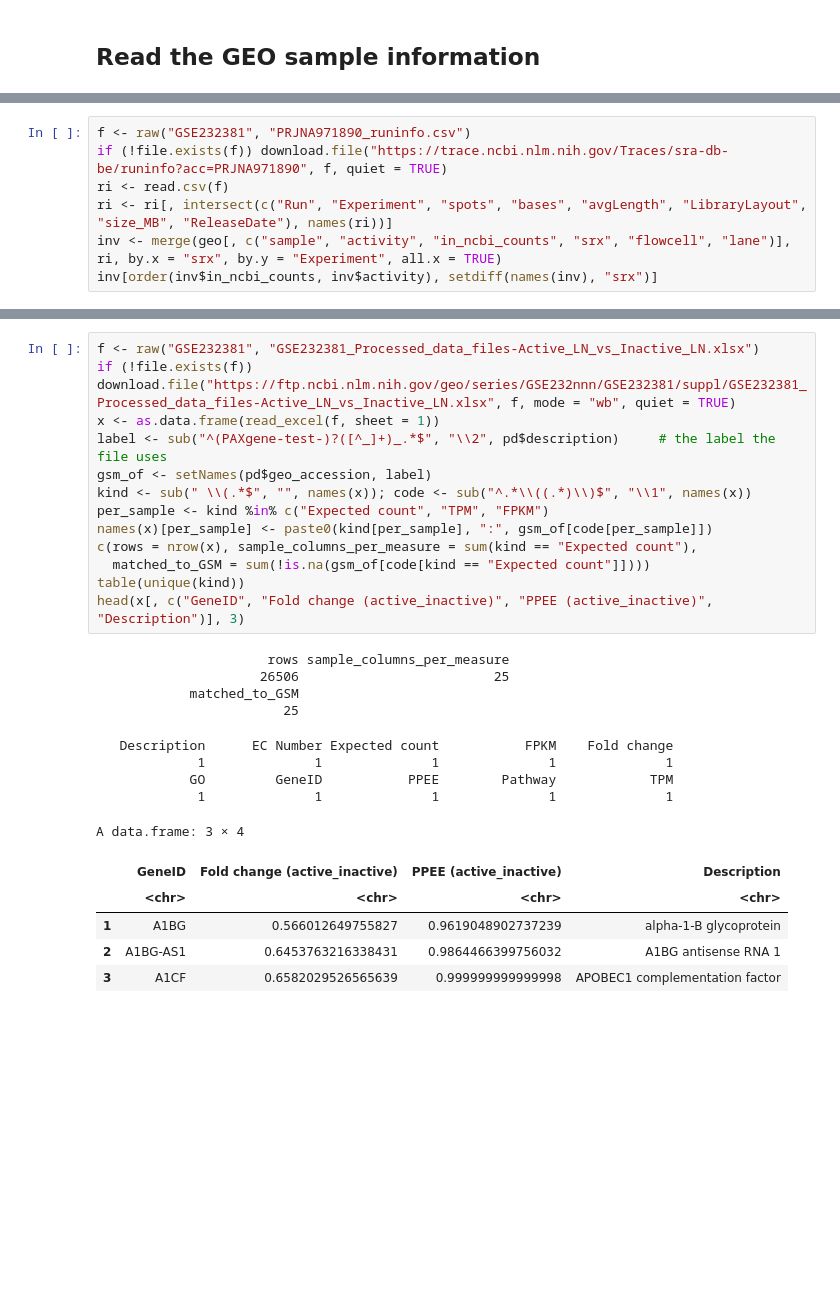
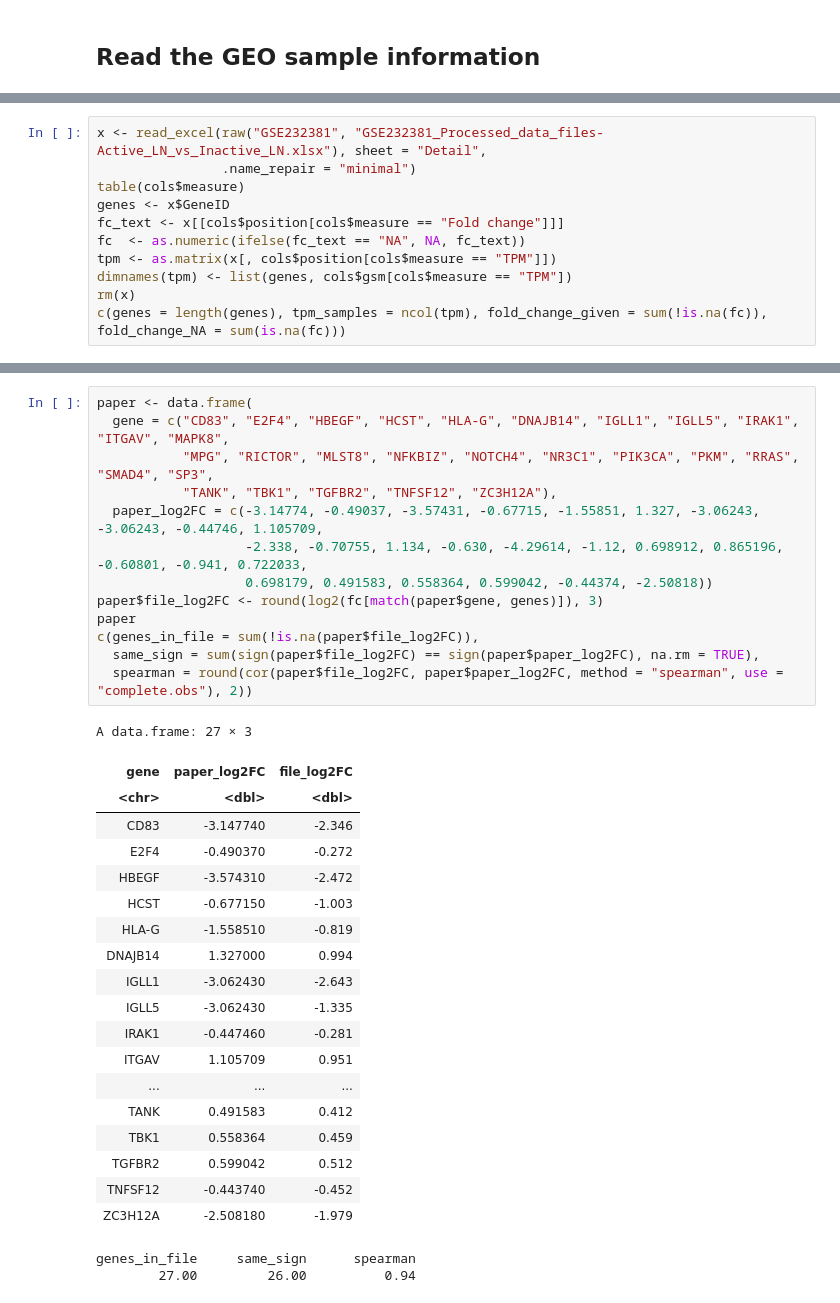
Before and after one commit to NIH-NLM/endotypes-transcriptomics, a Jupyter notebook: ipynb/16c_GSE232381_bulk_RNA_seq_why_not_reproduced.ipynb, the cells around one changed output, grey strips where cells are left out. Drawn from its saved outputs; the diff is of its cells as text; blank space fills up the shorter version.

```diff
--- a/ipynb/16c_GSE232381_bulk_RNA_seq_why_not_reproduced.ipynb
+++ b/ipynb/16c_GSE232381_bulk_RNA_seq_why_not_reproduced.ipynb
@@ -65,8 +60,12 @@ activity      FALSE TRUE
 # %%
-f <- raw("GSE232381", "PRJNA971890_runinfo.csv")
-if (!file.exists(f)) download.file("https://trace.ncbi.nlm.nih.gov/Traces/sra-db-be/runinfo?acc=PRJNA971890", f, quiet = TRUE)
-ri <- read.csv(f)
-ri <- ri[, intersect(c("Run", "Experiment", "spots", "bases", "avgLength", "LibraryLayout", "size_MB", "ReleaseDate"), names(ri))]
-inv <- merge(geo[, c("sample", "activity", "in_ncbi_counts", "srx", "flowcell", "lane")], ri, by.x = "srx", by.y = "Experiment", all.x = TRUE)
-inv[order(inv$in_ncbi_counts, inv$activity), setdiff(names(inv), "srx")]
+x <- read_excel(raw("GSE232381", "GSE232381_Processed_data_files-Active_LN_vs_Inactive_LN.xlsx"), sheet = "Detail",
+                .name_repair = "minimal")
+table(cols$measure)
+genes <- x$GeneID
+fc_text <- x[[cols$position[cols$measure == "Fold change"]]]
+fc  <- as.numeric(ifelse(fc_text == "NA", NA, fc_text))
+tpm <- as.matrix(x[, cols$position[cols$measure == "TPM"]])
+dimnames(tpm) <- list(genes, cols$gsm[cols$measure == "TPM"])
+rm(x)
+c(genes = length(genes), tpm_samples = ncol(tpm), fold_change_given = sum(!is.na(fc)), fold_change_NA = sum(is.na(fc)))
 # %% [output]
@@ -107,30 +95,37 @@ identifiers are shown.
 # %%
-f <- raw("GSE232381", "GSE232381_Processed_data_files-Active_LN_vs_Inactive_LN.xlsx")
-if (!file.exists(f)) download.file("https://ftp.ncbi.nlm.nih.gov/geo/series/GSE232nnn/GSE232381/suppl/GSE232381_Processed_data_files-Active_LN_vs_Inactive_LN.xlsx", f, mode = "wb", quiet = TRUE)
-x <- as.data.frame(read_excel(f, sheet = 1))
-label <- sub("^(PAXgene-test-)?([^_]+)_.*$", "\\2", pd$description)     # the label the file uses
-gsm_of <- setNames(pd$geo_accession, label)
-kind <- sub(" \\(.*$", "", names(x)); code <- sub("^.*\\((.*)\\)$", "\\1", names(x))
-per_sample <- kind %in% c("Expected count", "TPM", "FPKM")
-names(x)[per_sample] <- paste0(kind[per_sample], ":", gsm_of[code[per_sample]])
-c(rows = nrow(x), sample_columns_per_measure = sum(kind == "Expected count"),
-  matched_to_GSM = sum(!is.na(gsm_of[code[kind == "Expected count"]])))
-table(unique(kind))
-head(x[, c("GeneID", "Fold change (active_inactive)", "PPEE (active_inactive)", "Description")], 3)
+paper <- data.frame(
+  gene = c("CD83", "E2F4", "HBEGF", "HCST", "HLA-G", "DNAJB14", "IGLL1", "IGLL5", "IRAK1", "ITGAV", "MAPK8",
+           "MPG", "RICTOR", "MLST8", "NFKBIZ", "NOTCH4", "NR3C1", "PIK3CA", "PKM", "RRAS", "SMAD4", "SP3",
+           "TANK", "TBK1", "TGFBR2", "TNFSF12", "ZC3H12A"),
+  paper_log2FC = c(-3.14774, -0.49037, -3.57431, -0.67715, -1.55851, 1.327, -3.06243, -3.06243, -0.44746, 1.105709,
+                   -2.338, -0.70755, 1.134, -0.630, -4.29614, -1.12, 0.698912, 0.865196, -0.60801, -0.941, 0.722033,
+                   0.698179, 0.491583, 0.558364, 0.599042, -0.44374, -2.50818))
+paper$file_log2FC <- round(log2(fc[match(paper$gene, genes)]), 3)
+paper
+c(genes_in_file = sum(!is.na(paper$file_log2FC)),
+  same_sign = sum(sign(paper$file_log2FC) == sign(paper$paper_log2FC), na.rm = TRUE),
+  spearman = round(cor(paper$file_log2FC, paper$paper_log2FC, method = "spearman", use = "complete.obs"), 2))
 # %% [output]
-                      rows sample_columns_per_measure
-                     26506                         25
-            matched_to_GSM
-                        25
+A data.frame: 27 × 3
+| gene | paper_log2FC | file_log2FC |
+| <chr> | <dbl> | <dbl> |
+| CD83 | -3.147740 | -2.346 |
+| E2F4 | -0.490370 | -0.272 |
+| HBEGF | -3.574310 | -2.472 |
+| HCST | -0.677150 | -1.003 |
+| HLA-G | -1.558510 | -0.819 |
+| DNAJB14 | 1.327000 | 0.994 |
+| IGLL1 | -3.062430 | -2.643 |
+| IGLL5 | -3.062430 | -1.335 |
+| IRAK1 | -0.447460 | -0.281 |
+| ITGAV | 1.105709 | 0.951 |
+| ... | ... | ... |
+| TANK | 0.491583 | 0.412 |
+| TBK1 | 0.558364 | 0.459 |
+| TGFBR2 | 0.599042 | 0.512 |
+| TNFSF12 | -0.443740 | -0.452 |
+| ZC3H12A | -2.508180 | -1.979 |
-   Description      EC Number Expected count           FPKM    Fold change
-             1              1              1              1              1
-            GO         GeneID           PPEE        Pathway            TPM
-             1              1              1              1              1
+genes_in_file     same_sign      spearman
+        27.00         26.00          0.94
-A data.frame: 3 × 4
-|  | GeneID | Fold change (active_inactive) | PPEE (active_inactive) | Description |
-|  | <chr> | <chr> | <chr> | <chr> |
-| 1 | A1BG | 0.566012649755827 | 0.9619048902737239 | alpha-1-B glycoprotein |
-| 2 | A1BG-AS1 | 0.6453763216338431 | 0.9864466399756032 | A1BG antisense RNA 1 |
-| 3 | A1CF | 0.6582029526565639 | 0.999999999999998 | APOBEC1 complementation factor |
 # %% [markdown]
 **Explanation**
```
Also changed, not shown: parts of 36 cells of this notebook, 55 other files.
